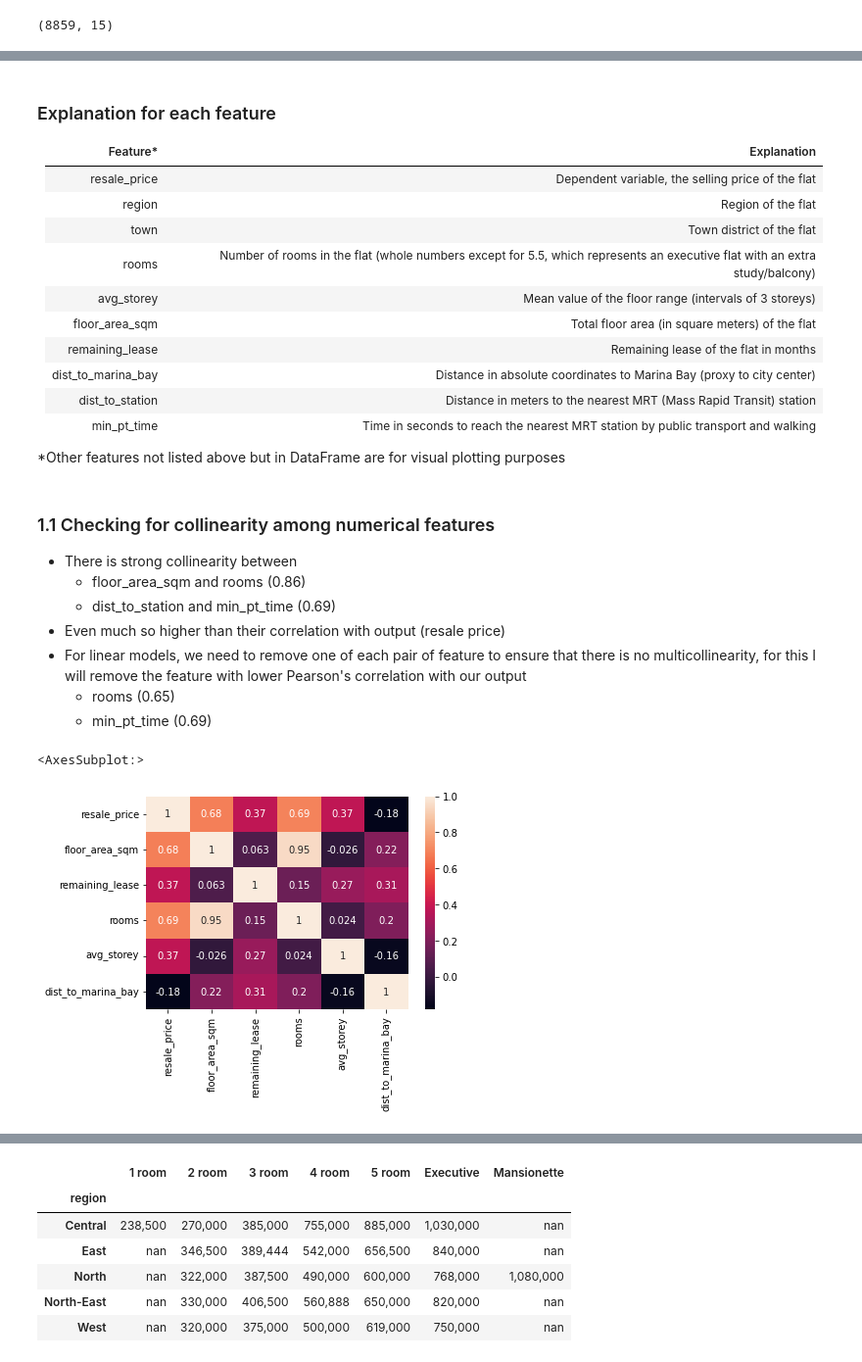
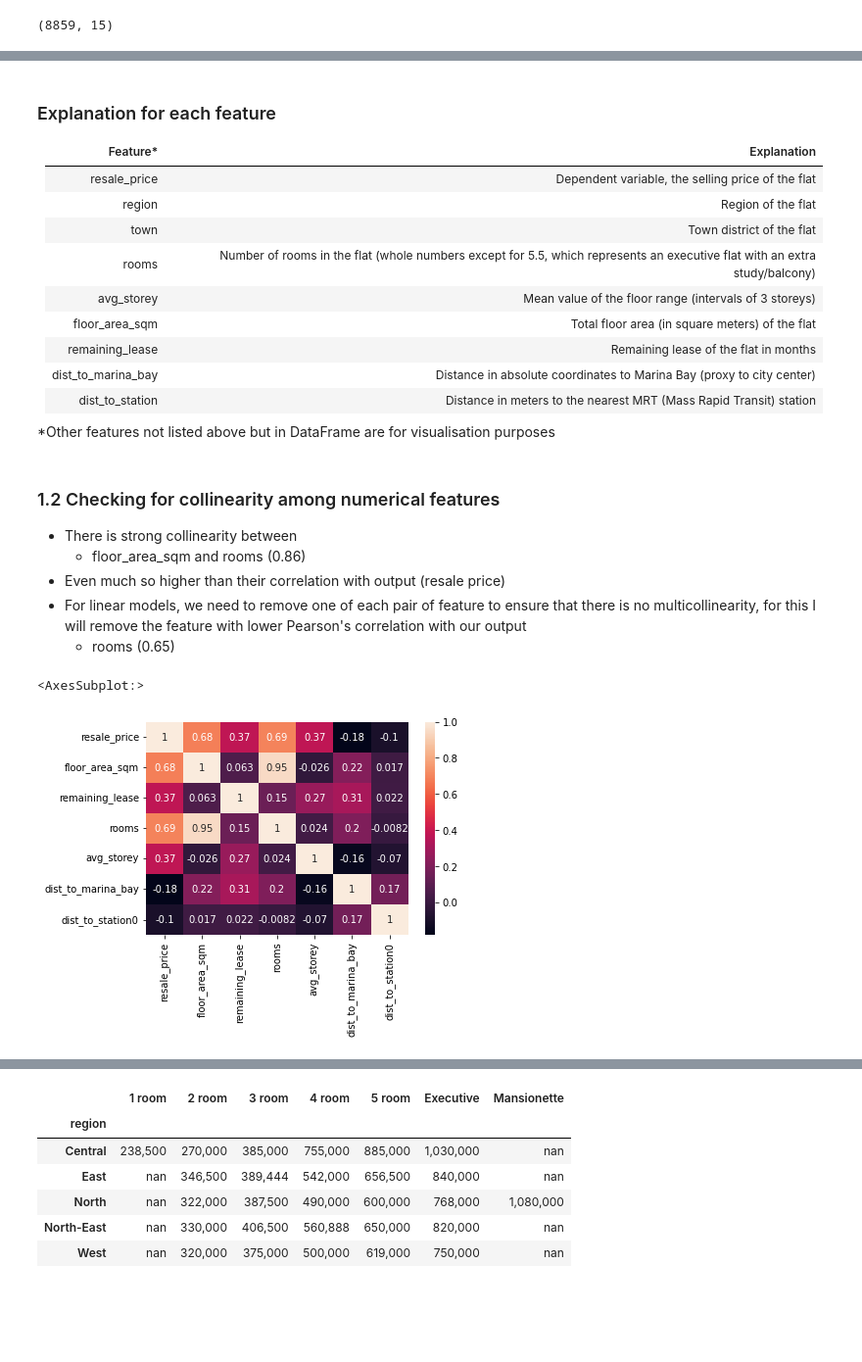
Before and after one commit to sienlonglim/ml_webapp, a Jupyter notebook: model_building.ipynb, the cells around one changed output, grey strips where cells are left out. Shown at 98% size. Drawn from its saved outputs; the diff is of its cells as text; code cells hidden in the pictures; blank space fills up the shorter version.

```diff
--- a/model_building.ipynb
+++ b/model_building.ipynb
@@ -73,22 +75,19 @@ dtype: int64
 | remaining_lease   | Remaining lease of the flat in months                                                           |
 | dist_to_marina_bay| Distance in absolute coordinates to Marina Bay (proxy to city center)                           |
 | dist_to_station   | Distance in meters to the nearest MRT (Mass Rapid Transit) station                              |
-| min_pt_time       | Time in seconds to reach the nearest MRT station by public transport and walking                |
 
-*Other features not listed above but in DataFrame are for visual plotting purposes
+*Other features not listed above but in DataFrame are for visualisation purposes
 # %% [markdown]
-### 1.1 Checking for collinearity among numerical features
+### 1.2 Checking for collinearity among numerical features
 * There is strong collinearity between
     * floor_area_sqm and rooms (0.86)
-    * dist_to_station and min_pt_time (0.69)
 * Even much so higher than their correlation with output (resale price)
 * For linear models, we need to remove one of each pair of feature to ensure that there is no multicollinearity, for this I will remove the feature with lower Pearson's correlation with our output
     * rooms (0.65)
-    * min_pt_time (0.69)
 # %%
-numerical_columns = df[['resale_price', 'floor_area_sqm', 'remaining_lease', 'rooms', 'avg_storey', 'dist_to_marina_bay']] #, 'dist_to_station', 'min_pt_time']]
+numerical_columns = df[['resale_price', 'floor_area_sqm', 'remaining_lease', 'rooms', 'avg_storey', 'dist_to_marina_bay', 'dist_to_station0']]
 sns.heatmap(numerical_columns.corr(), annot=True)
 # %% [output]
 <AxesSubplot:>
-[figure, old version]
+[figure, new version]
 # %% [markdown]
```
Also changed, not shown: parts of 44 cells of this notebook, 4 other files.
